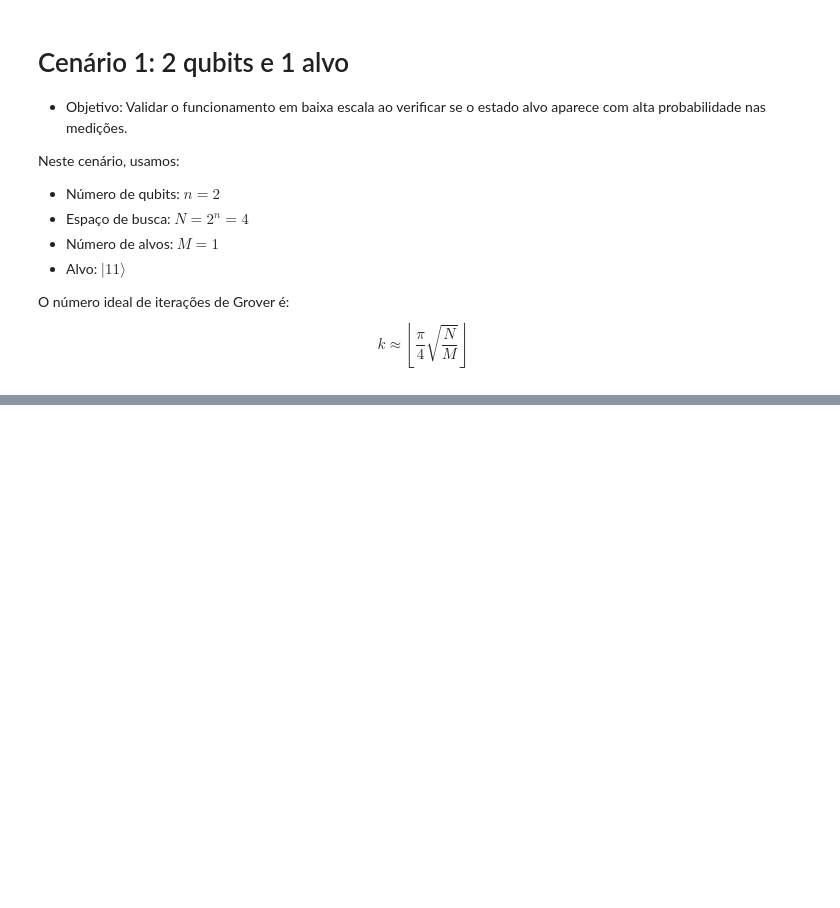
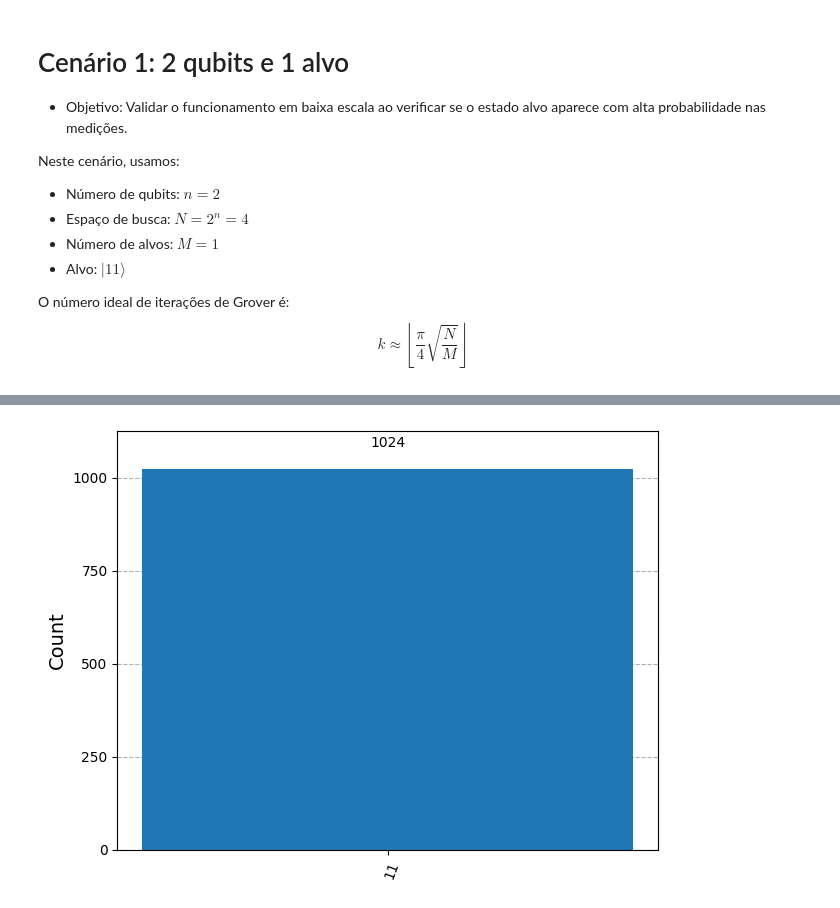
Before and after one commit to filipefernandesphd/Grover-e-QAOA, a Jupyter notebook: Grover/Cenário1.ipynb, the cells around one changed output, grey strips where cells are left out. Cells and saved outputs as stored; diff of their text form; code cells hidden in the pictures; blank space fills up the shorter version.

Commit message:
cenário 1 ok

```diff
--- a/Grover/Cenário1.ipynb
+++ b/Grover/Cenário1.ipynb
@@ -380,0 +314,13 @@ plot_histogram(
+# %%
+# ----------------------------
+# 2) Montar circuito (reutiliza sua função)
+# ----------------------------
+qc, k = build_grover_with_ancilla(target)
+
+n = len(target)
+N = 2**n
+M = 1
+anc = n  # índice da ancila (último qubit), só para referência
+
+print(f"Cenário {scenario_id} -> n={n}, N={N}, M={M}, alvo=|{target}>, shots={shots}, k={k}")
+print(qc.draw(output="text", fold=-1))
@@ -380,0 +400,5 @@ plot_histogram(
+# %%
+# 5) Histograma
+plot_histogram(counts)
+# %% [output]
+[figure, added]
```
Also changed, not shown: parts of 29 cells of this notebook, 1 other file.
